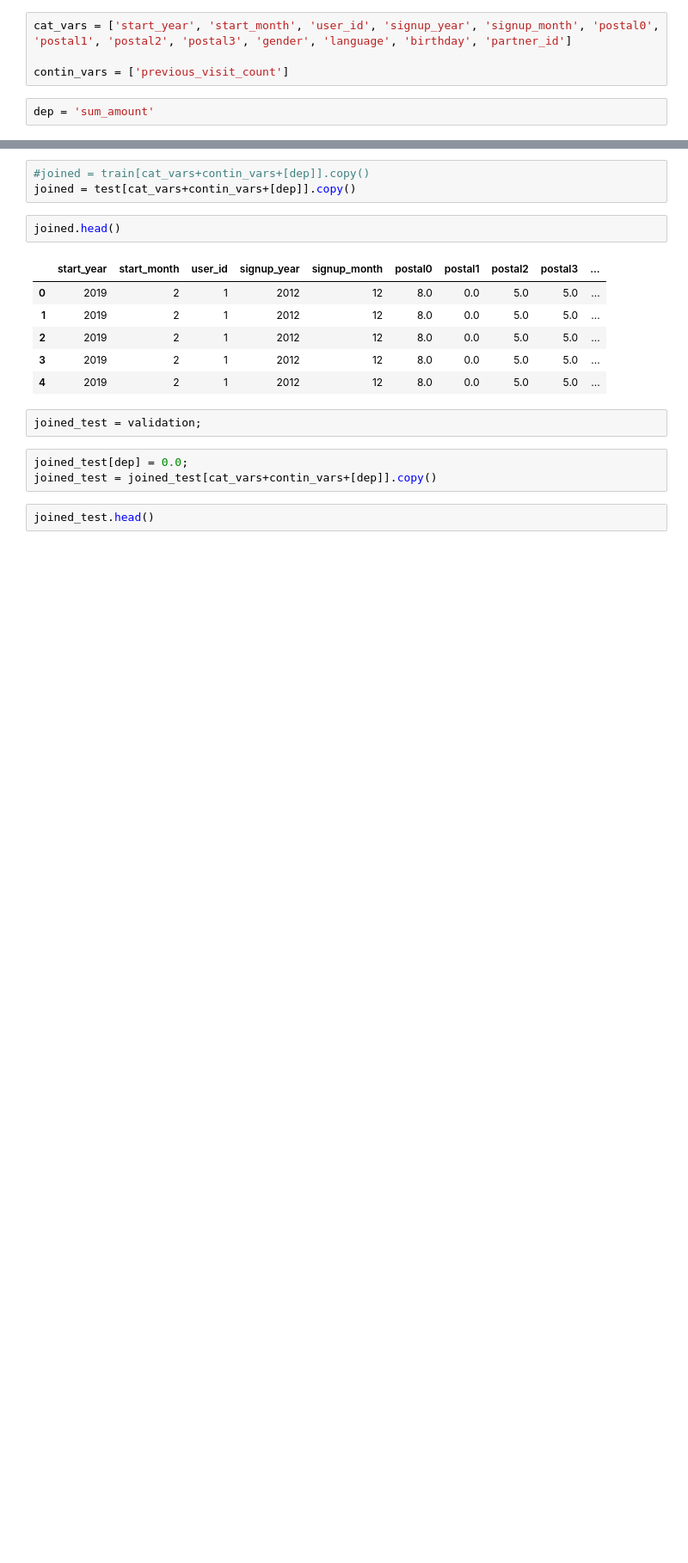
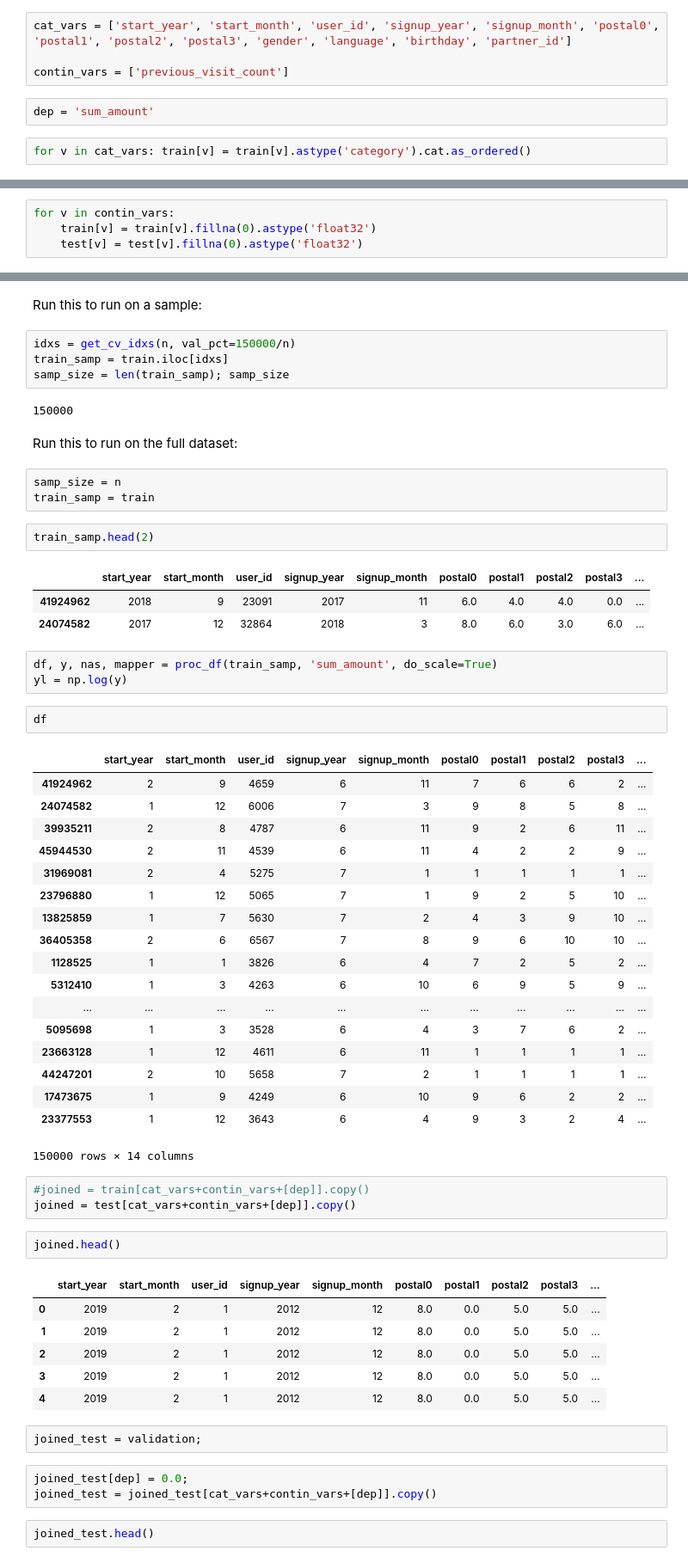
Before and after one commit to tomilsinszki/machine_learning, a Jupyter notebook: RabattCorner.ipynb, the cells around one changed output, grey strips where cells are left out. Shown: that part at 86% size. Cells and saved outputs as stored; diff of their text form; blank space fills up the shorter version.

```diff
--- a/RabattCorner.ipynb
+++ b/RabattCorner.ipynb
@@ -73,3 +71,5 @@ cat_vars = ['start_year', 'start_month', 'user_id', 'signup_year', 'signup_month
 contin_vars = ['previous_visit_count']
 # %%
 dep = 'sum_amount'
+# %%
+for v in cat_vars: train[v] = train[v].astype('category').cat.as_ordered()
@@ -75,0 +78,4 @@ dep = 'sum_amount'
+# %%
+for v in contin_vars:
+    train[v] = train[v].fillna(0).astype('float32')
+    test[v] = test[v].fillna(0).astype('float32')
@@ -76,3 +95,46 @@ dep = 'sum_amount'
+# %% [markdown]
+Run this to run on a sample:
+# %%
+idxs = get_cv_idxs(n, val_pct=150000/n)
+train_samp = train.iloc[idxs]
+samp_size = len(train_samp); samp_size
+# %% [output]
+150000
+# %% [markdown]
+Run this to run on the full dataset:
+# %%
+samp_size = n
+train_samp = train
+# %%
+train_samp.head(2)
+# %% [output]
+|  | start_year | start_month | user_id | signup_year | signup_month | postal0 | postal1 | postal2 | postal3 | ... |
+| 41924962 | 2018 | 9 | 23091 | 2017 | 11 | 6.0 | 4.0 | 4.0 | 0.0 | ... |
+| 24074582 | 2017 | 12 | 32864 | 2018 | 3 | 8.0 | 6.0 | 3.0 | 6.0 | ... |
+# %%
+df, y, nas, mapper = proc_df(train_samp, 'sum_amount', do_scale=True)
+yl = np.log(y)
+# %%
+df
+# %% [output]
+|  | start_year | start_month | user_id | signup_year | signup_month | postal0 | postal1 | postal2 | postal3 | ... |
+| 41924962 | 2 | 9 | 4659 | 6 | 11 | 7 | 6 | 6 | 2 | ... |
+| 24074582 | 1 | 12 | 6006 | 7 | 3 | 9 | 8 | 5 | 8 | ... |
+| 39935211 | 2 | 8 | 4787 | 6 | 11 | 9 | 2 | 6 | 11 | ... |
+| 45944530 | 2 | 11 | 4539 | 6 | 11 | 4 | 2 | 2 | 9 | ... |
+| 31969081 | 2 | 4 | 5275 | 7 | 1 | 1 | 1 | 1 | 1 | ... |
+| 23796880 | 1 | 12 | 5065 | 7 | 1 | 9 | 2 | 5 | 10 | ... |
+| 13825859 | 1 | 7 | 5630 | 7 | 2 | 4 | 3 | 9 | 10 | ... |
+| 36405358 | 2 | 6 | 6567 | 7 | 8 | 9 | 6 | 10 | 10 | ... |
+| 1128525 | 1 | 1 | 3826 | 6 | 4 | 7 | 2 | 5 | 2 | ... |
+| 5312410 | 1 | 3 | 4263 | 6 | 10 | 6 | 9 | 5 | 9 | ... |
+| ... | ... | ... | ... | ... | ... | ... | ... | ... | ... | ... |
+| 5095698 | 1 | 3 | 3528 | 6 | 4 | 3 | 7 | 6 | 2 | ... |
+| 23663128 | 1 | 12 | 4611 | 6 | 11 | 1 | 1 | 1 | 1 | ... |
+| 44247201 | 2 | 10 | 5658 | 7 | 2 | 1 | 1 | 1 | 1 | ... |
+| 17473675 | 1 | 9 | 4249 | 6 | 10 | 9 | 6 | 2 | 2 | ... |
+| 23377553 | 1 | 12 | 3643 | 6 | 4 | 9 | 3 | 2 | 4 | ... |
+150000 rows × 14 columns
 # %%
 #joined = train[cat_vars+contin_vars+[dep]].copy()
 joined = test[cat_vars+contin_vars+[dep]].copy()
```
Also changed, not shown: parts of 16 cells of this notebook.
